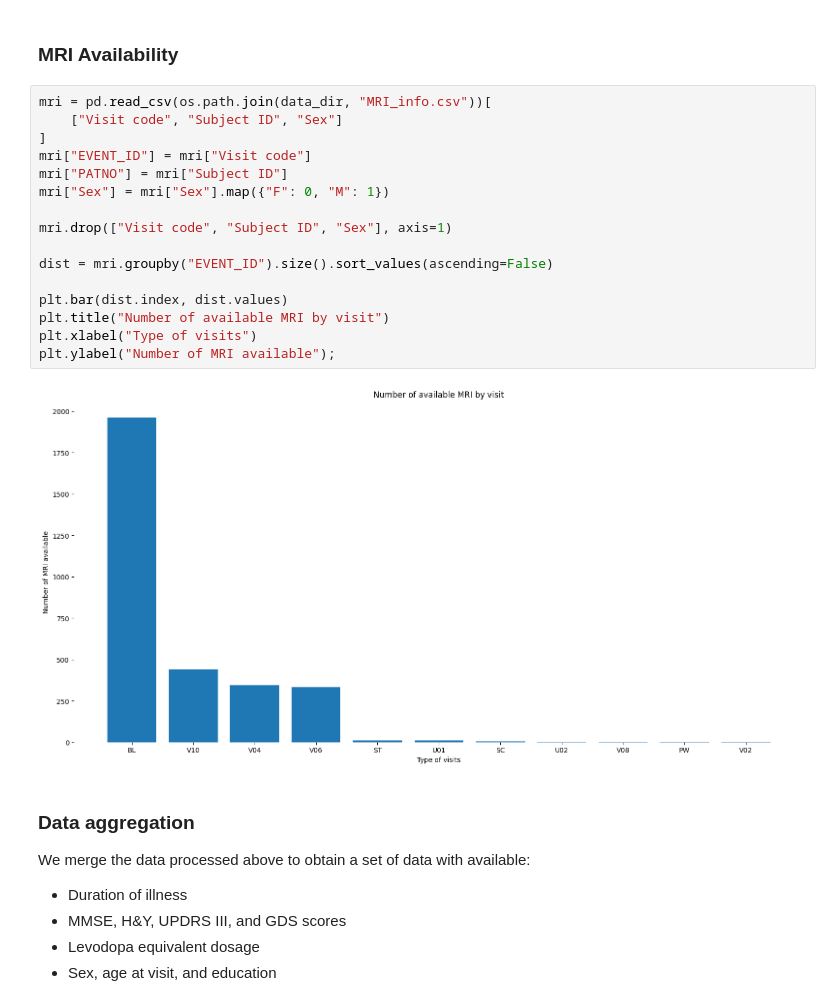
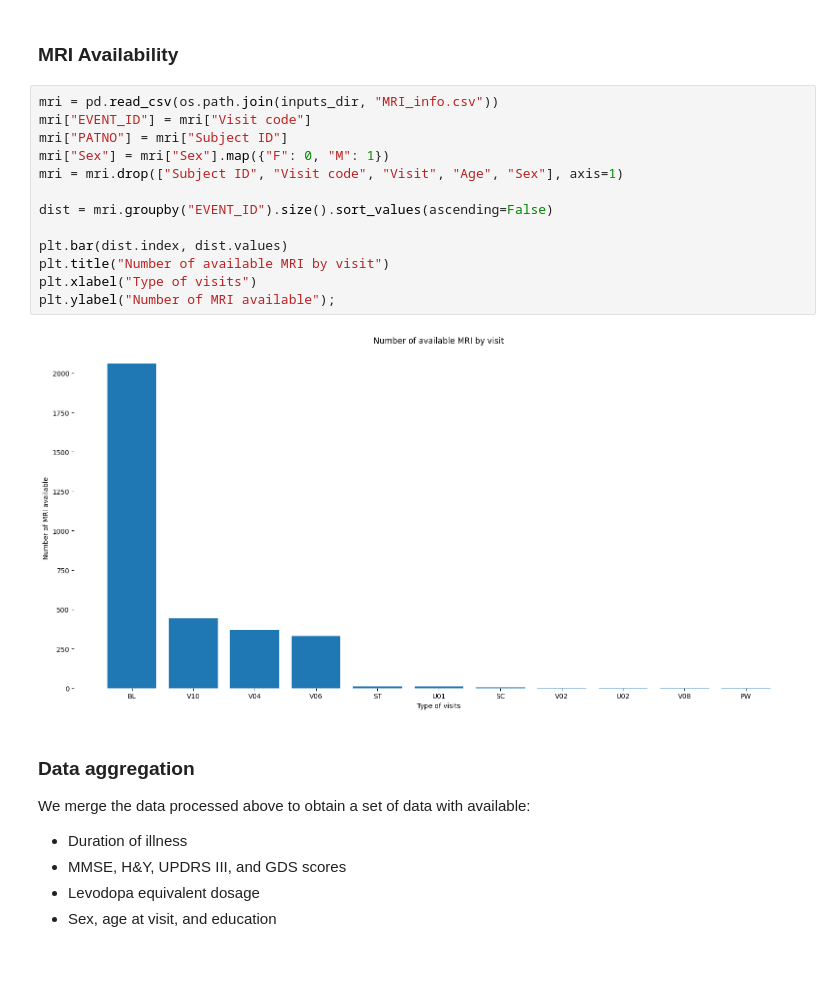
Before and after one commit to LivingPark-MRI/sterling-etal-2016, a Jupyter notebook: sterling-etal-2016.ipynb, the cells around one changed output. Cells and saved outputs as stored; diff of their text form; blank space fills up the shorter version.

```diff
--- a/sterling-etal-2016.ipynb
+++ b/sterling-etal-2016.ipynb
@@ -353,23 +370,20 @@ plt.ylabel("Number of subjects");
 # %% [markdown]
 ### MRI Availability
 # %%
-mri = pd.read_csv(os.path.join(data_dir, "MRI_info.csv"))[
-    ["Visit code", "Subject ID", "Sex"]
-]
+mri = pd.read_csv(os.path.join(inputs_dir, "MRI_info.csv"))
 mri["EVENT_ID"] = mri["Visit code"]
 mri["PATNO"] = mri["Subject ID"]
 mri["Sex"] = mri["Sex"].map({"F": 0, "M": 1})
-
-mri.drop(["Visit code", "Subject ID", "Sex"], axis=1)
+mri = mri.drop(["Subject ID", "Visit code", "Visit", "Age", "Sex"], axis=1)
 
 dist = mri.groupby("EVENT_ID").size().sort_values(ascending=False)
 
 plt.bar(dist.index, dist.values)
 plt.title("Number of available MRI by visit")
 plt.xlabel("Type of visits")
 plt.ylabel("Number of MRI available");
 # %% [output]
-[figure, old version]
+[figure, new version]
 # %% [markdown]
 ### Data aggregation
 We merge the data processed above to obtain a set of data with available:
```
Also changed, not shown: parts of 20 cells of this notebook.
